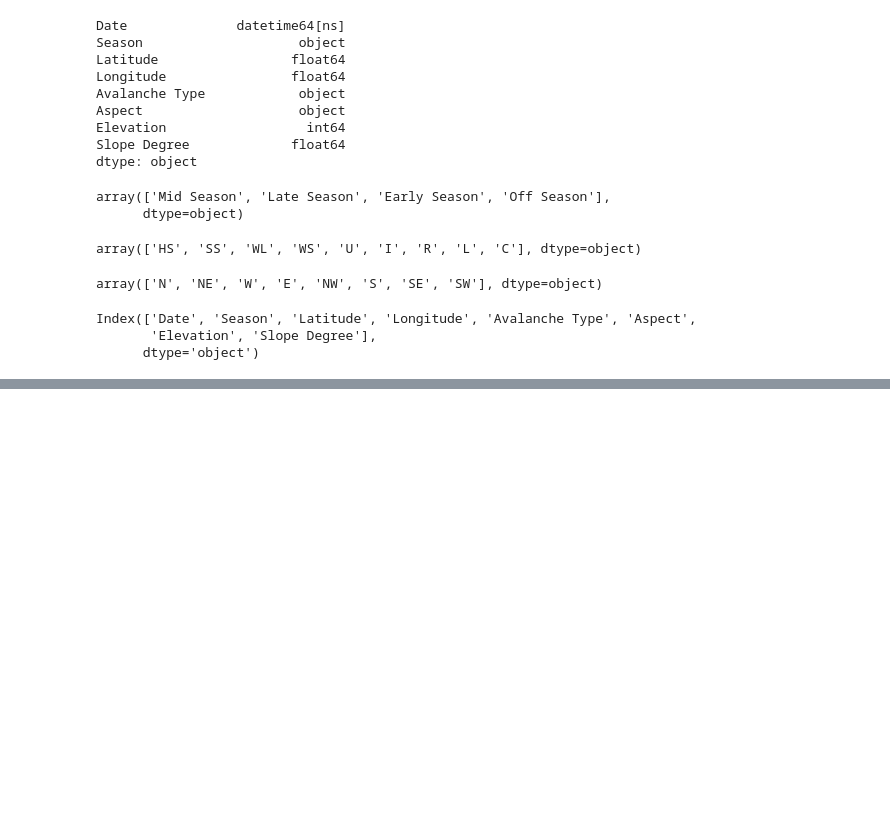
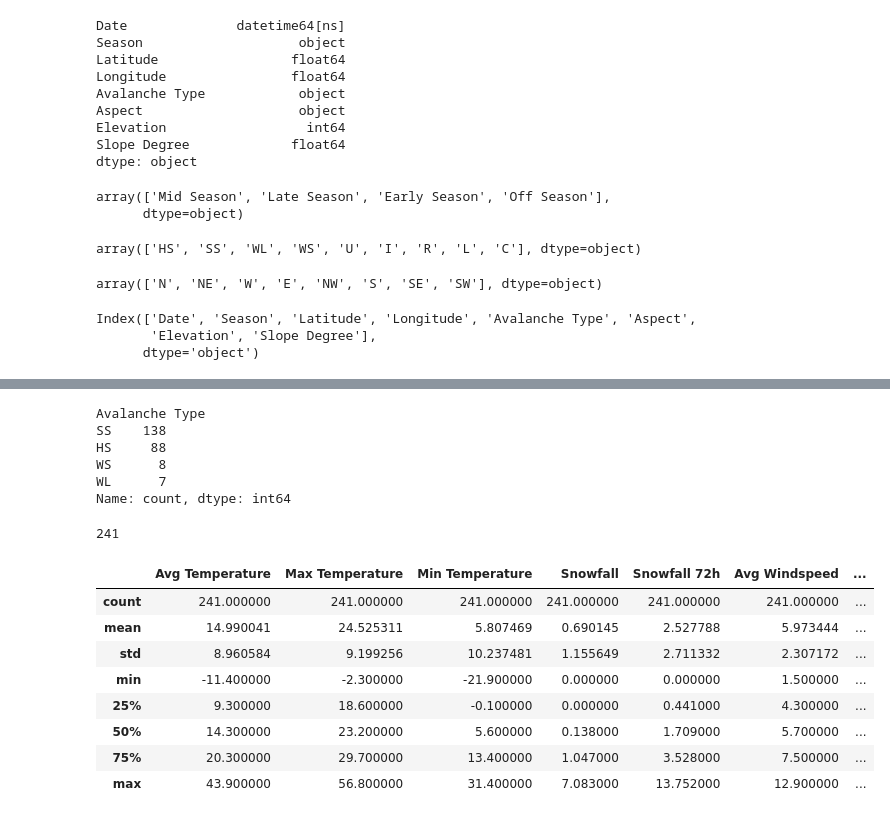
Before and after one commit to GrantSchumacher/avalanche-ml-project, a Jupyter notebook: notebooks/avalanche_ml.ipynb, the cells around one changed output, grey strips where cells are left out. Saved outputs shown, nothing was run; the diff lists cells and outputs as text; code cells hidden in the pictures; blank space fills up the shorter version.

```diff
--- a/notebooks/avalanche_ml.ipynb
+++ b/notebooks/avalanche_ml.ipynb
@@ -495,0 +515,22 @@ Index(['Date', 'Season', 'Latitude', 'Longitude', 'Avalanche Type', 'Aspect',
+# %%
+#Now I will filter the avalanche dataframe to only the avalanche type I want to keep for my model
+avalanche_df = avalanche_df[avalanche_df['Avalanche Type'].isin(['SS', 'HS', 'WS', 'WL'])]
+# %%
+#And now we can see that we successfully dropped the rows that contain the unwanted avalanche types
+#This is still obviously imbalanced!
+print(avalanche_df['Avalanche Type'].value_counts())
+# %% [output]
+Avalanche Type
+SS    138
+HS     88
+WS      8
+WL      7
+Name: count, dtype: int64
+# %%
+#I'll reset the index now
+avalanche_df.reset_index(drop=True, inplace=True)
+# %%
+#We now have 241 rows of data to use.
+len(avalanche_df)
+# %% [output]
+241
@@ -495,0 +644,14 @@ Index(['Date', 'Season', 'Latitude', 'Longitude', 'Avalanche Type', 'Aspect',
+# %%
+weather_cols = avalanche_df.apply(get_historical_weather, axis=1, result_type="expand")
+# %%
+weather_cols.describe()
+# %% [output]
+|  | Avg Temperature | Max Temperature | Min Temperature | Snowfall | Snowfall 72h | Avg Windspeed | ... |
+| count | 241.000000 | 241.000000 | 241.000000 | 241.000000 | 241.000000 | 241.000000 | ... |
+| mean | 14.990041 | 24.525311 | 5.807469 | 0.690145 | 2.527788 | 5.973444 | ... |
+| std | 8.960584 | 9.199256 | 10.237481 | 1.155649 | 2.711332 | 2.307172 | ... |
+| min | -11.400000 | -2.300000 | -21.900000 | 0.000000 | 0.000000 | 1.500000 | ... |
+| 25% | 9.300000 | 18.600000 | -0.100000 | 0.000000 | 0.441000 | 4.300000 | ... |
+| 50% | 14.300000 | 23.200000 | 5.600000 | 0.138000 | 1.709000 | 5.700000 | ... |
+| 75% | 20.300000 | 29.700000 | 13.400000 | 1.047000 | 3.528000 | 7.500000 | ... |
+| max | 43.900000 | 56.800000 | 31.400000 | 7.083000 | 13.752000 | 12.900000 | ... |
```
Also changed, not shown: parts of 14 cells of this notebook.
